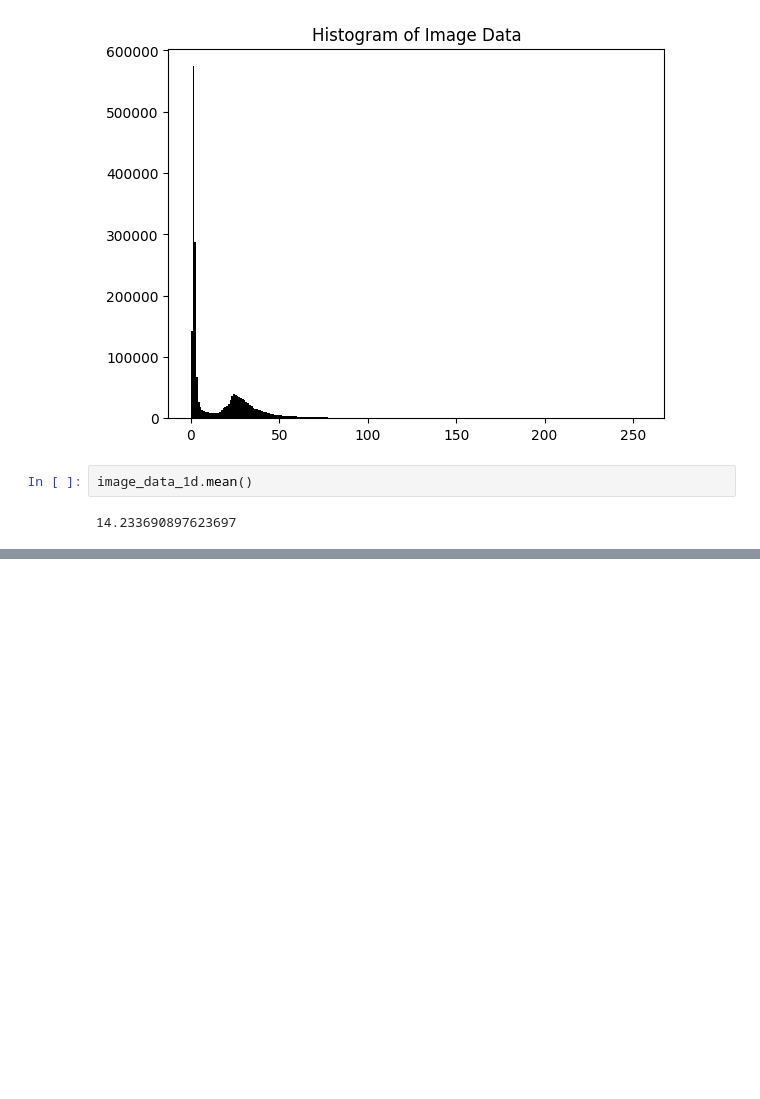
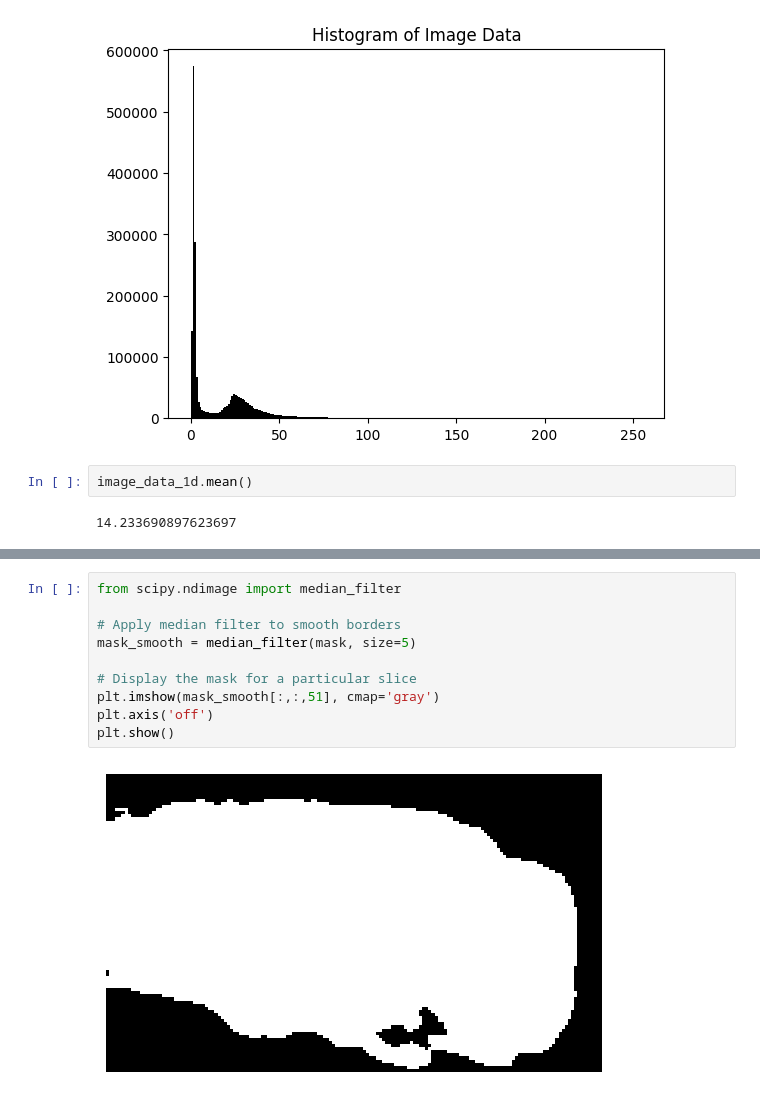
Before and after one commit to AnriiGegliuk/mice_MRI_analysis, a Jupyter notebook: notebooks/mask_improvement/mask_improvement.ipynb, the cells around one changed output, grey strips where cells are left out. Cells and saved outputs as stored; diff of their text form; blank space fills up the shorter version.

```diff
--- a/notebooks/mask_improvement/mask_improvement.ipynb
+++ b/notebooks/mask_improvement/mask_improvement.ipynb
@@ -109,0 +131,12 @@ image_data_1d.mean()
+# %%
+from scipy.ndimage import median_filter
+
+# Apply median filter to smooth borders
+mask_smooth = median_filter(mask, size=5)
+
+# Display the mask for a particular slice
+plt.imshow(mask_smooth[:,:,51], cmap='gray')
+plt.axis('off')
+plt.show()
+# %% [output]
+[figure, added]
```
Also changed, not shown: parts of 2 cells of this notebook.
